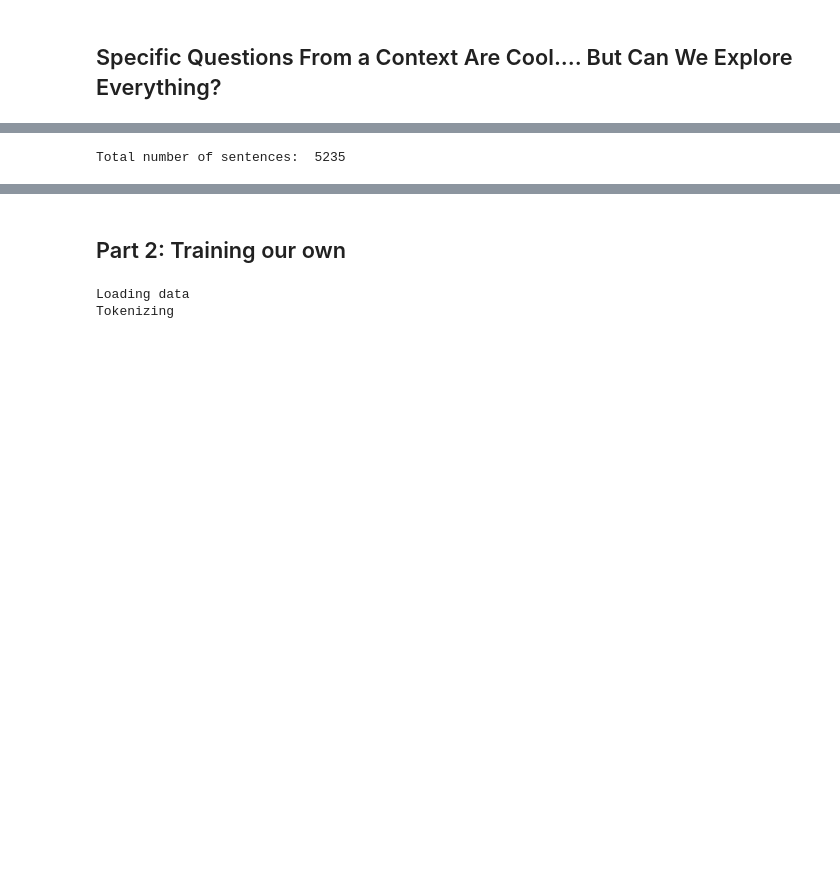
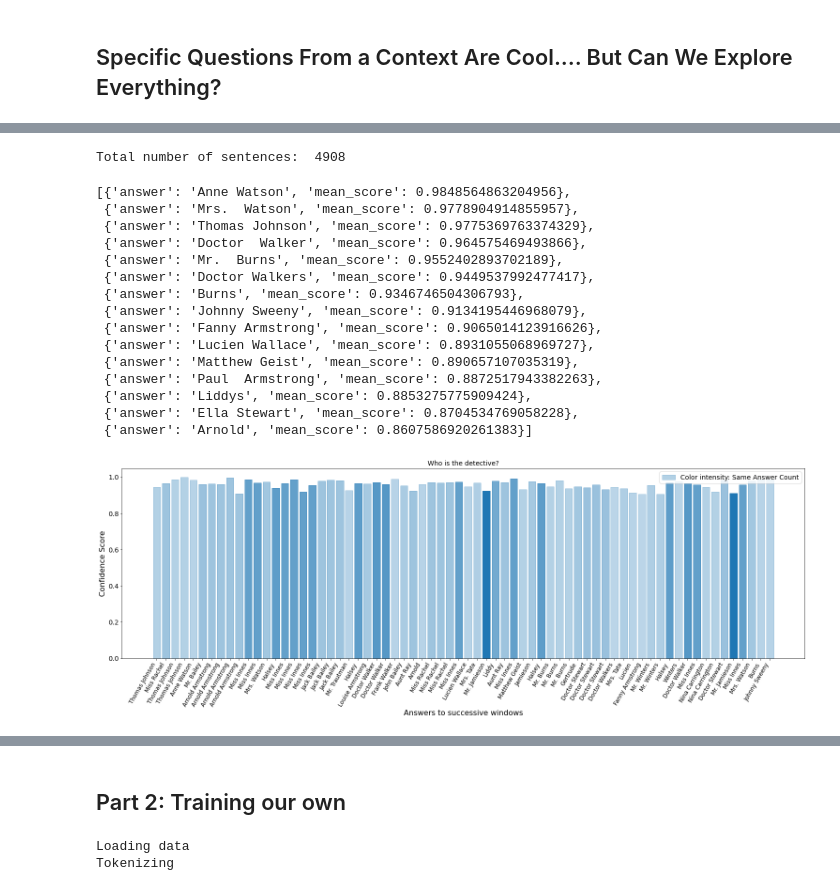
Before and after one commit to NLPaladins/rinehartAnalysis_questionAnswering, a Jupyter notebook: main.ipynb, the cells around one changed output, grey strips where cells are left out. Saved outputs shown, nothing was run; the diff lists cells and outputs as text; code cells hidden in the pictures; blank space fills up the shorter version.

```diff
--- a/main.ipynb
+++ b/main.ipynb
@@ -275,9 +294,21 @@ To disable this warning, you can either:
 # %%
 question = "Who is the detective?"
-answers = proj3_lib.question_answering.ask_question(question=question,
-                                                    sentences=sentences,
-                                                    window=window)
-sorted_answers = proj3_lib.question_answering.get_sorted_grouped_answers(answers)
-pprint(sorted_answers[:15])
+ask_question_of_whole_book(question, window)
 # %% [output]
-Total number of sentences:  5235
+Total number of sentences:  4908
+[{'answer': 'Anne Watson', 'mean_score': 0.9848564863204956},
+ {'answer': 'Mrs.  Watson', 'mean_score': 0.9778904914855957},
+ {'answer': 'Thomas Johnson', 'mean_score': 0.9775369763374329},
+ {'answer': 'Doctor  Walker', 'mean_score': 0.964575469493866},
+ {'answer': 'Mr.  Burns', 'mean_score': 0.9552402893702189},
+ {'answer': 'Doctor Walkers', 'mean_score': 0.9449537992477417},
+ {'answer': 'Burns', 'mean_score': 0.9346746504306793},
+ {'answer': 'Johnny Sweeny', 'mean_score': 0.9134195446968079},
+ {'answer': 'Fanny Armstrong', 'mean_score': 0.9065014123916626},
+ {'answer': 'Lucien Wallace', 'mean_score': 0.8931055068969727},
+ {'answer': 'Matthew Geist', 'mean_score': 0.890657107035319},
+ {'answer': 'Paul  Armstrong', 'mean_score': 0.8872517943382263},
+ {'answer': 'Liddys', 'mean_score': 0.8853275775909424},
+ {'answer': 'Ella Stewart', 'mean_score': 0.8704534769058228},
+ {'answer': 'Arnold', 'mean_score': 0.8607586920261383}]
+[figure, added]
```
Also changed, not shown: parts of 23 cells of this notebook.
